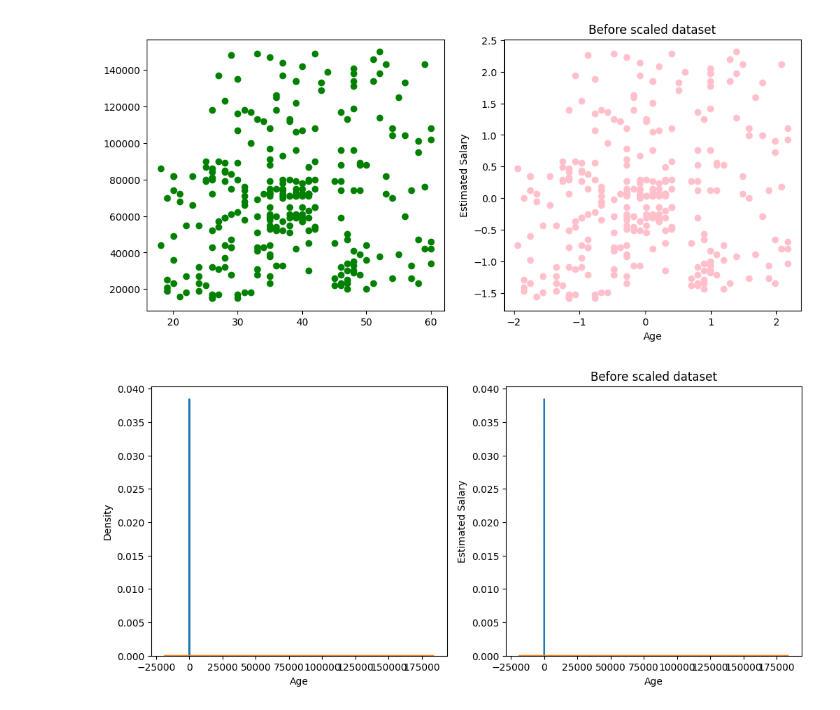
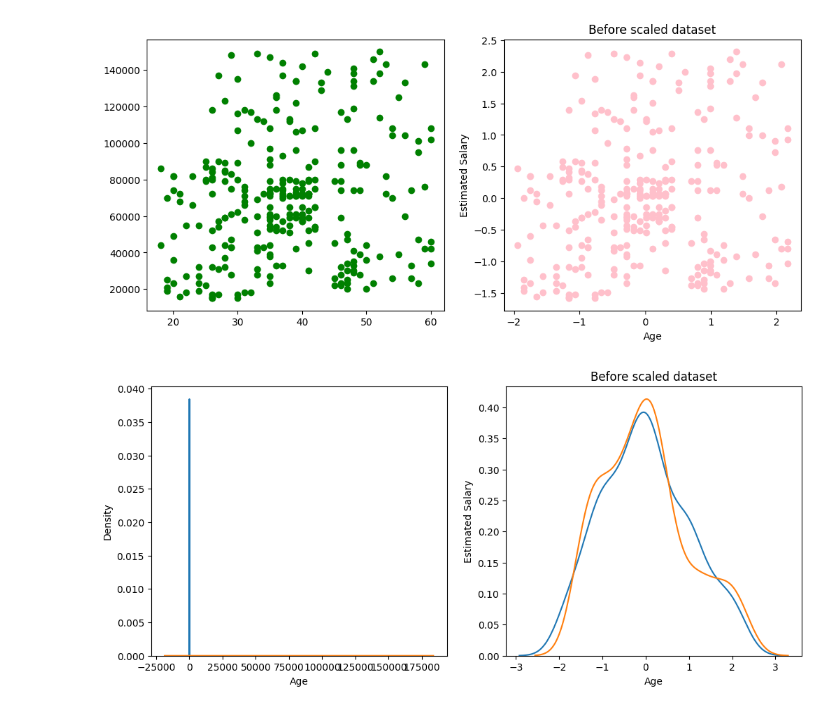
Before and after one commit to subenakhatun/Professional-Certificate-in-Python-for-Machine-Learning-and-Data-Science, a Jupyter notebook: MachineLearning/FeatureEngineering/featureengineering.ipynb, the cells around one changed output. Drawn from its saved outputs; the diff is of its cells as text; code cells hidden in the pictures.

```diff
--- a/MachineLearning/FeatureEngineering/featureengineering.ipynb
+++ b/MachineLearning/FeatureEngineering/featureengineering.ipynb
@@ -201,15 +201,15 @@ ax2.scatter(X_train_scaled['Age'],X_train_scaled['EstimatedSalary'], color='pink
 # %%
 # using kde plot to show comparison
 fig,(ax1,ax2) = plt.subplots(ncols=2,figsize=(12,5))
 # before
 sns.kdeplot(X_tain['Age'], ax=ax1)
 sns.kdeplot(X_tain['EstimatedSalary'], ax=ax1)
 plt.xlabel('Age')
 plt.ylabel('Estimated Salary')
 plt.title('Before scaled dataset')
 # after
-sns.kdeplot(X_tain['Age'], ax=ax2)
-sns.kdeplot(X_tain['EstimatedSalary'], ax=ax2)
+sns.kdeplot(X_train_scaled['Age'], ax=ax2)
+sns.kdeplot(X_train_scaled['EstimatedSalary'], ax=ax2)
 plt.show()
 # %% [output]
-[figure, old version]
+[figure, new version]
```
Also changed, not shown: parts of 2 cells of this notebook.
